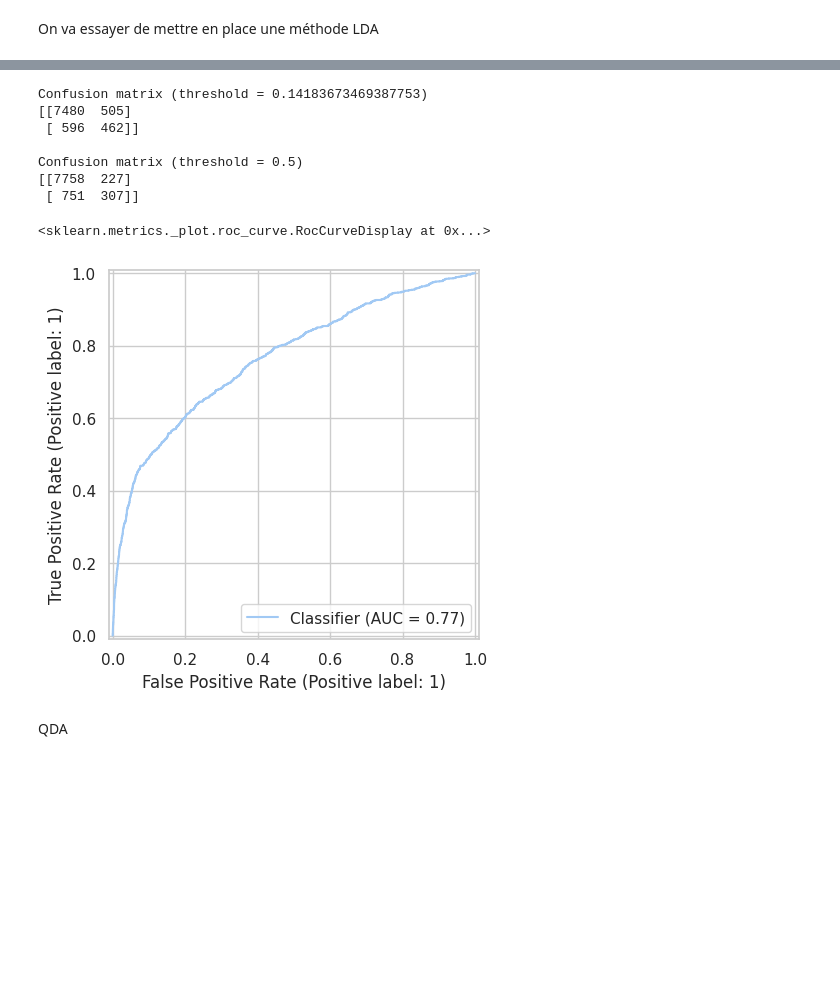
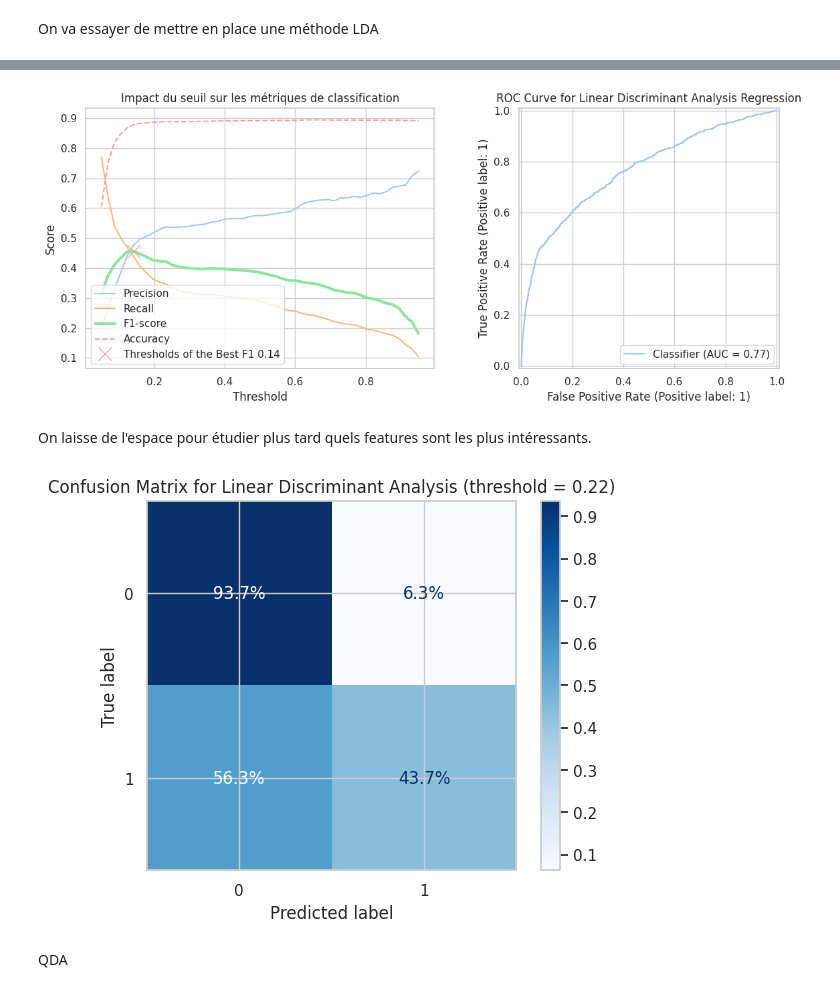
Before and after one commit to Khadija-Ammar/ml-uncertainty-quantification-and-sources, a Jupyter notebook: encodage Dunand + ML.ipynb, the cells around one changed output, grey strips where cells are left out. Saved outputs shown, nothing was run; the diff lists cells and outputs as text; code cells hidden in the pictures; blank space fills up the shorter version.

```diff
--- a/encodage Dunand + ML.ipynb
+++ b/encodage Dunand + ML.ipynb
@@ -187,7 +186,26 @@ Le seuil de 0.2 est plus intéressant parce qu'on a pas un coût excessivement
 # %% [markdown]
 On va essayer de mettre en place une méthode LDA
 # %%
-from sklearn.discriminant_analysis import LinearDiscriminantAnalysis as LDA
-
 lda = LDA(store_covariance=True)
 lda.fit(X_train_transformed.toarray(), y_train) #On passe au array pour éviter une matrice sparsed
+results=lda.predict(X_test_transformed.toarray())
+results_probas=lda.predict_proba(X_test_transformed.toarray())[:,1] #Application du LDA pour obtenir les probas
+
+thresholds_LDA = np.linspace(0.05, 0.95, 50) #On va tester 90 seuils pour voir celui qui nous semble le plus pertinent
+
+#Voici les métrics qu'on va regarder
+precision_list_LDA = []
+recall_list_LDA = []
+f1_list_LDA = []
+accuracy_list_LDA = []
+
+for t in thresholds_LDA:
+    results_pred_t = (results_probas >= t).astype(int) #A chaque étape on regénère un array de 0/1 selon le threshold
+
+    precision_list_LDA.append(precision_score(y_test, results_pred_t))
+    recall_list_LDA.append(recall_score(y_test, results_pred_t))
+    f1_list_LDA.append(f1_score(y_test, results_pred_t))
+    accuracy_list_LDA.append(accuracy_score(y_test, results_pred_t));
+
+best_idx_LDA = np.argmax(f1_list_LDA)
+best_threshold_LDA = thresholds_LDA[best_idx_LDA]
@@ -294,26 +212,43 @@ np.float64(0.14183673469387753)
+# %%
+fig, axes = plt.subplots(1, 2, figsize=(12, 5))
+
+axes[0].plot(thresholds_LDA, precision_list_LDA, label="Precision")
+axes[0].plot(thresholds_LDA, recall_list_LDA, label="Recall")
+axes[0].plot(thresholds_LDA, f1_list_LDA, label="F1-score", linewidth=3)
+axes[0].plot(thresholds_LDA, accuracy_list_LDA, label="Accuracy", linestyle="--")
+axes[0].plot(thresholds_LDA[best_idx_LDA], f1_list_LDA[best_idx_LDA],
+             'rx', markersize=15, markeredgewidth=1, label=f"Thresholds of the Best F1 {thresholds_LDA[best_idx_LDA]:.2f}")
+
+axes[0].set_xlabel("Threshold")
+axes[0].set_ylabel("Score")
+axes[0].set_title("Impact du seuil sur les métriques de classification")
+axes[0].legend()
+axes[0].grid(True)
+
+RocCurveDisplay.from_predictions(y_test, results_probas, ax=axes[1])
+axes[1].set_title("ROC Curve for Linear Discriminant Analysis Regression")
+
+plt.tight_layout()
+plt.show()
+# %% [output]
+[figure, added]
+# %% [markdown]
+On laisse de l'espace pour étudier plus tard quels features sont les plus intéressants.
 # %%
-from sklearn.metrics import confusion_matrix
-from sklearn.metrics import RocCurveDisplay
+y_pred_LDA = (results_probas >= thresholds_LDA[best_idx_LDA]).astype(int)
 
-# seuils à tester
-for t in [0.14183673469387753, 0.5]: #On teste le seuil qui maximise F1 et le classique 0.5
-    results_pred_t = (results_probas >= t).astype(int)
-    cm = confusion_matrix(y_test, results_pred_t)
-
-
-    print(f"\nConfusion matrix (threshold = {t})")
-    print(cm)
-RocCurveDisplay.from_predictions(y_test, results_probas)
+# Créer et afficher la matrice de confusion avec pourcentages
+ConfusionMatrixDisplay.from_predictions(
+    y_test,
+    y_pred_LDA,
+    normalize='true',  # 'true' pour pourcentages par ligne, 'all' pour total
+    cmap='Blues',
+    values_format='.1%'  # Format pourcentage avec 1 décimale
+)
+plt.title(f"Confusion Matrix for Linear Discriminant Analysis (threshold = {thresholds[best_idx]:.2f})")
+plt.show()
 # %% [output]
-Confusion matrix (threshold = 0.14183673469387753)
-[[7480  505]
- [ 596  462]]
-
-Confusion matrix (threshold = 0.5)
-[[7758  227]
- [ 751  307]]
-<sklearn.metrics._plot.roc_curve.RocCurveDisplay at 0x...>
-[figure, old version]
+[figure, new version]
 # %% [markdown]
 QDA
 # %%
```
Also changed, not shown: parts of 28 cells of this notebook.
